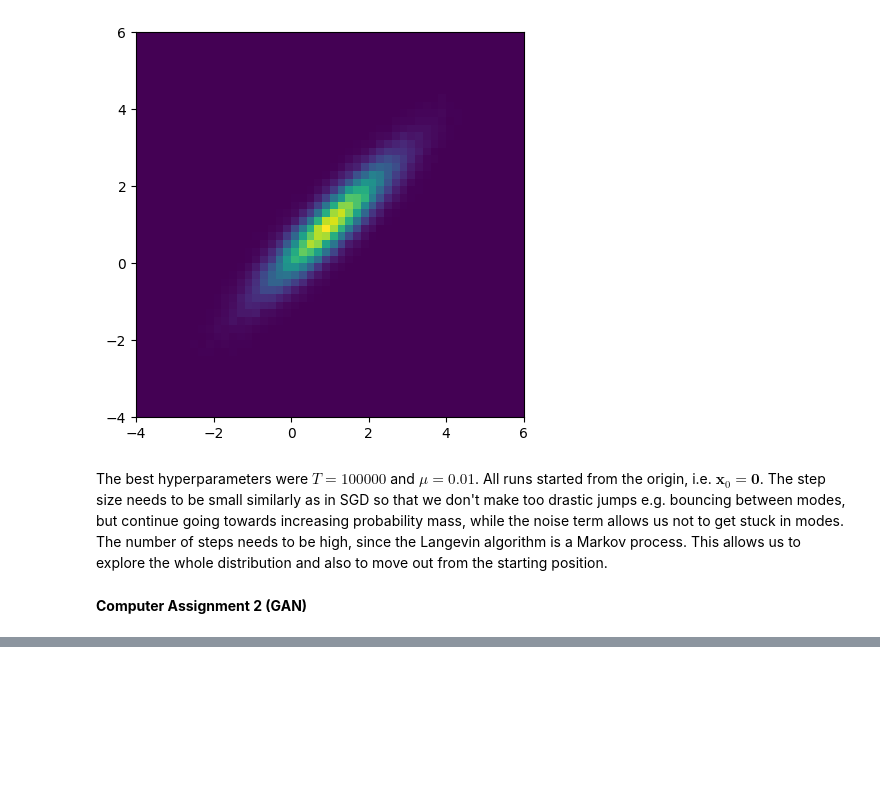
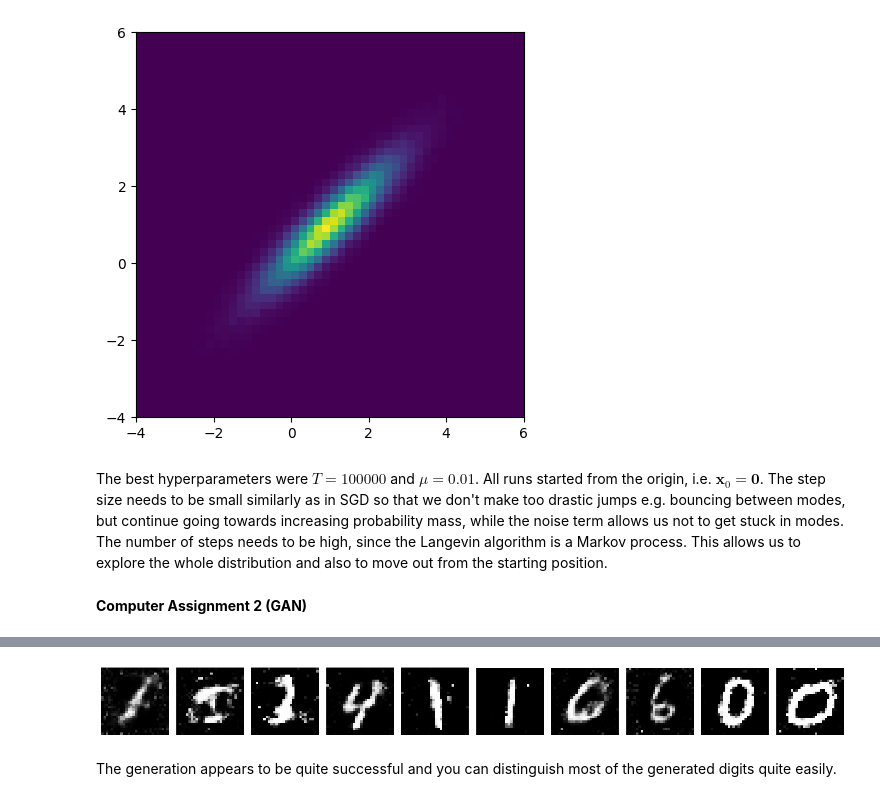
Before and after one commit to macpalor/NNDL-2025, a Jupyter notebook: ex6/exercise_6_template.ipynb, the cells around one changed output, grey strips where cells are left out. Cells and saved outputs as stored; diff of their text form; code cells hidden in the pictures; blank space fills up the shorter version.

```diff
--- a/ex6/exercise_6_template.ipynb
+++ b/ex6/exercise_6_template.ipynb
@@ -96,0 +139,31 @@ NameError: name 'batch_size' is not defined
+# %%
+generator = Generator(noise_dim).to(device)
+discriminator = Discriminator().to(device)
+
+criterion = nn.BCELoss()
+opt_gen = optim.Adam(generator.parameters(), lr=lr, betas=(0.5, 0.999))
+opt_disc = optim.Adam(discriminator.parameters(), lr=lr, betas=(0.5, 0.999))
+# %%
+for epoch in range(num_epochs):
+    for real_imgs, _ in tqdm(train_loader):
+        real_imgs = real_imgs.to(device)
+        real_labels = torch.ones(real_imgs.size(0), 1, device=device)
+        fake_labels = torch.zeros(real_imgs.size(0), 1, device=device)
+
+        # train the generator first
+        opt_gen.zero_grad()
+        noise = torch.randn(real_imgs.size(0), 1, noise_dim, device=device)
+        generated_imgs = generator(noise)
+        gen_loss = criterion(discriminator(generated_imgs), real_labels)
+        gen_loss.backward()
+        opt_gen.step()
+
+        # then the discriminator
+        opt_disc.zero_grad()
+        real_loss = criterion(discriminator(real_imgs), real_labels)
+        fake_loss = criterion(discriminator(generated_imgs.detach()), fake_labels)
+        disc_loss = real_loss + fake_loss
+        disc_loss.backward()
+        opt_disc.step()
+
+    print(f"[Epoch {epoch+1}/{num_epochs}] Discriminator loss: {disc_loss.item():.4f} Generator loss: {gen_loss.item():.4f}")
@@ -96,0 +184,18 @@ NameError: name 'batch_size' is not defined
+# %%
+generator.eval()
+torch.manual_seed(42)
+with torch.no_grad():
+    noise = torch.randn(10, noise_dim, device=device)
+    samples = generator(noise).cpu()
+
+fig, axes = plt.subplots(1, 10, figsize=(15, 2))
+for i in range(10):
+    axes[i].imshow(samples[i][0], cmap='gray')
+    axes[i].axis('off')
+plt.tight_layout()
+
+plt.show()
+# %% [output]
+[figure, added]
+# %% [markdown]
+The generation appears to be quite successful and you can distinguish most of the generated digits quite easily.
```
Also changed, not shown: parts of 6 cells of this notebook.
